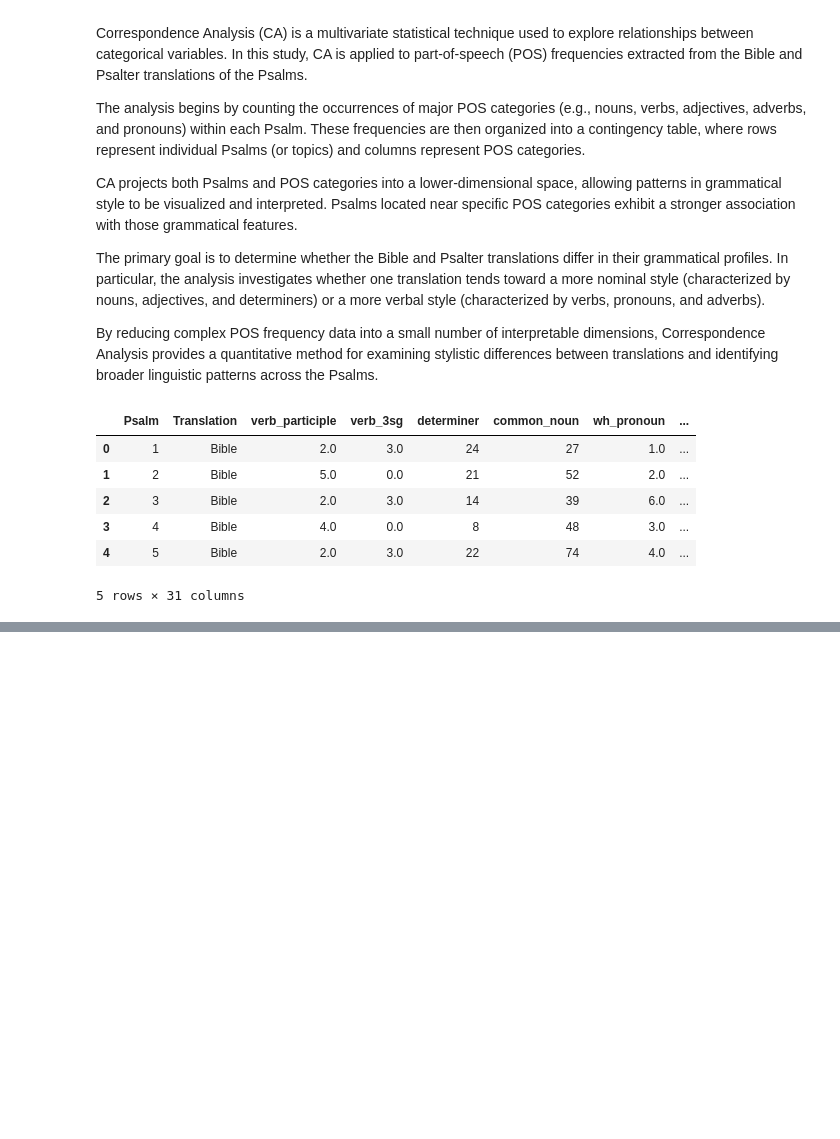
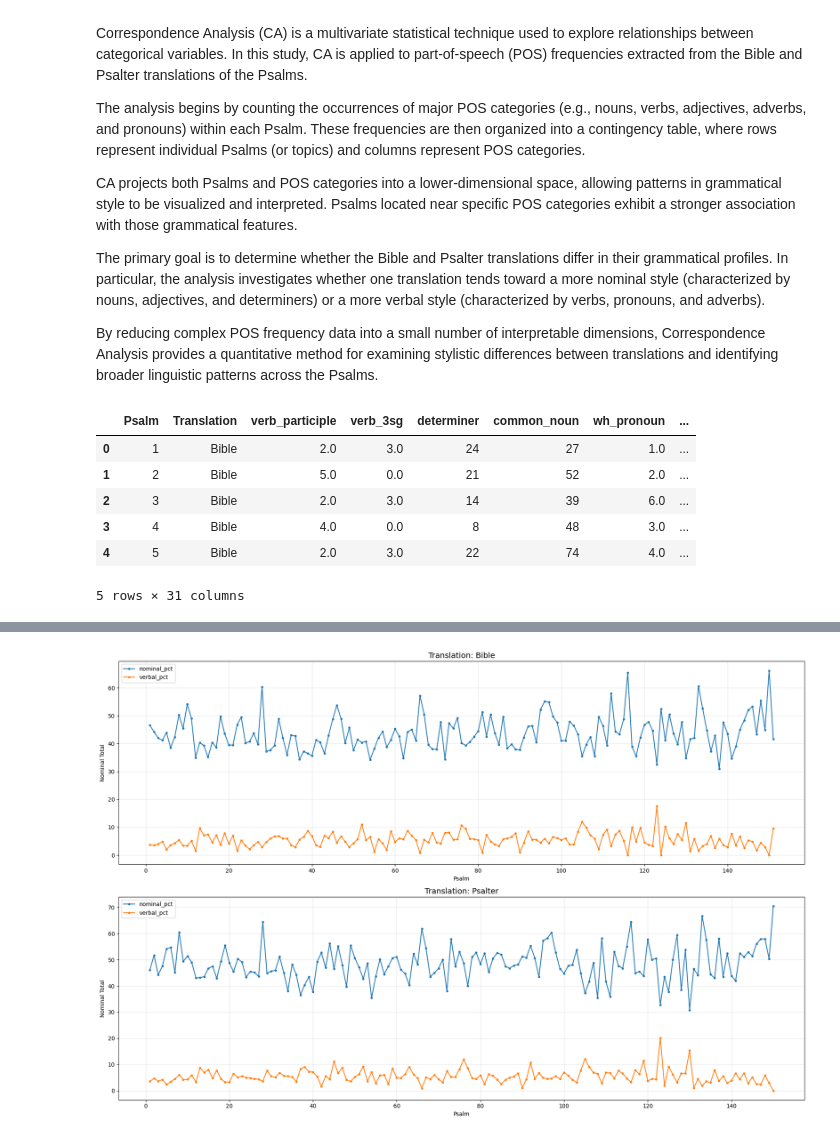
Before and after one commit to cwc09262/psalms-text-comparison, a Jupyter notebook: part_of_speech.ipynb, the cells around one changed output, grey strips where cells are left out. Cells and saved outputs as stored; diff of their text form; code cells hidden in the pictures; blank space fills up the shorter version.

Commit message:
adding word of readabiltiy and part-of-speech tagging work.

```diff
--- a/part_of_speech.ipynb
+++ b/part_of_speech.ipynb
@@ -208,0 +336,8 @@ ca_df
+# %%
+psalms[['word_count', 'avg_word_len']] = (
+    psalms['verse']
+    .apply(psalm_length)
+    .apply(pd.Series)
+)
+
+psalms
@@ -208,0 +358,9 @@ ca_df
+# %%
+ca_df['word_count'] = psalms['word_count']
+ca_df['avg_word_len'] = psalms['avg_word_len']
+
+# ca_df
+# %%
+# Pass the column names as a list inside the brackets
+new_df = ca_df[['Psalm', 'Translation', 'nominal_total', 'verbal_total', 'word_count', 'avg_word_len']]
+new_df
@@ -208,0 +381,5 @@ ca_df
+# %%
+new_df['nominal_pct'] = new_df['nominal_total'] / new_df['word_count'] * 100
+new_df['verbal_pct'] = new_df['verbal_total'] / new_df['word_count'] * 100
+
+new_df
@@ -208,0 +400,25 @@ ca_df
+# %%
+import matplotlib.pyplot as plt
+
+# Create 2 separate stacked graphs
+fig, axes = plt.subplots(2, 1, figsize=(18, 12))
+
+for ax, text in zip(axes, new_df['Translation'].unique()):
+    # Filter the data
+    filtered_df = new_df[new_df['Translation'] == text]
+
+    # Sort by Psalm so the line flows correctly from left to right
+    filtered_df = filtered_df.sort_values('Psalm')
+
+    # Use .plot() instead of .plot.bar() to make a line
+    filtered_df.plot(x='Psalm', y='nominal_pct', ax=ax, marker='o', markersize=3, linewidth=1.5)
+    filtered_df.plot(x='Psalm', y='verbal_pct', ax=ax, marker='o', markersize=3, linewidth=1.5)
+
+    ax.set_title(f"Translation: {text}", fontsize=14)
+    ax.set_ylabel("Nominal Total")
+    ax.grid(True, alpha=0.3)  # Adds a faint grid to make reading points easier
+
+plt.tight_layout()
+plt.show()
+# %% [output]
+[figure, added]
```
Also changed, not shown: parts of 15 cells of this notebook, 2 other files.
